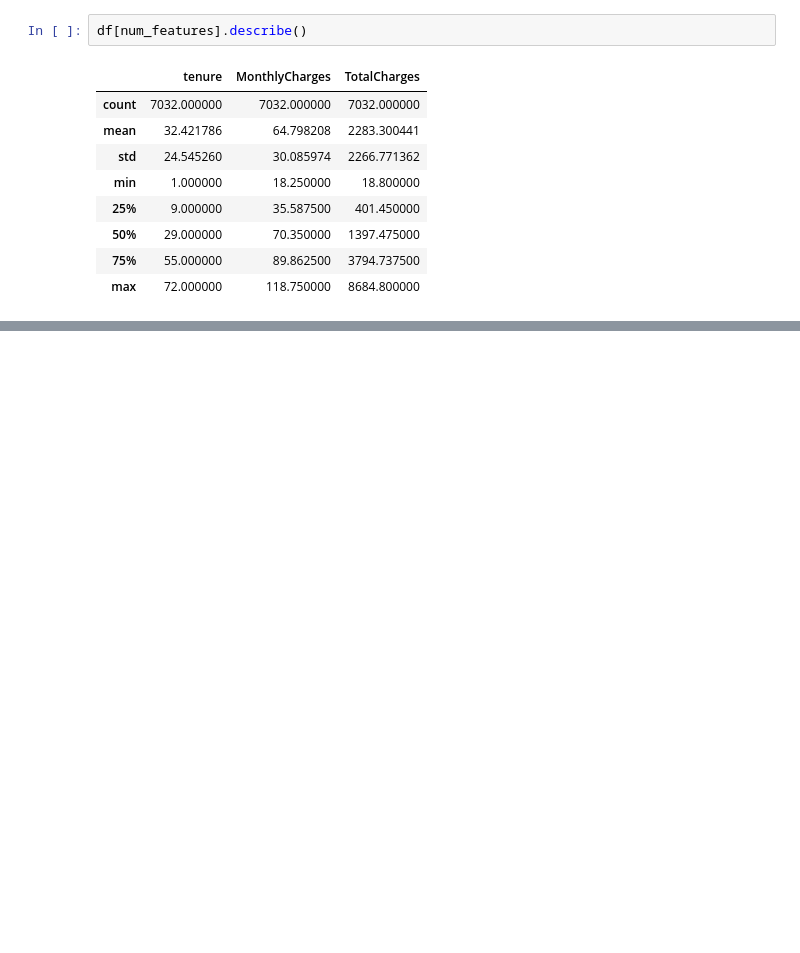
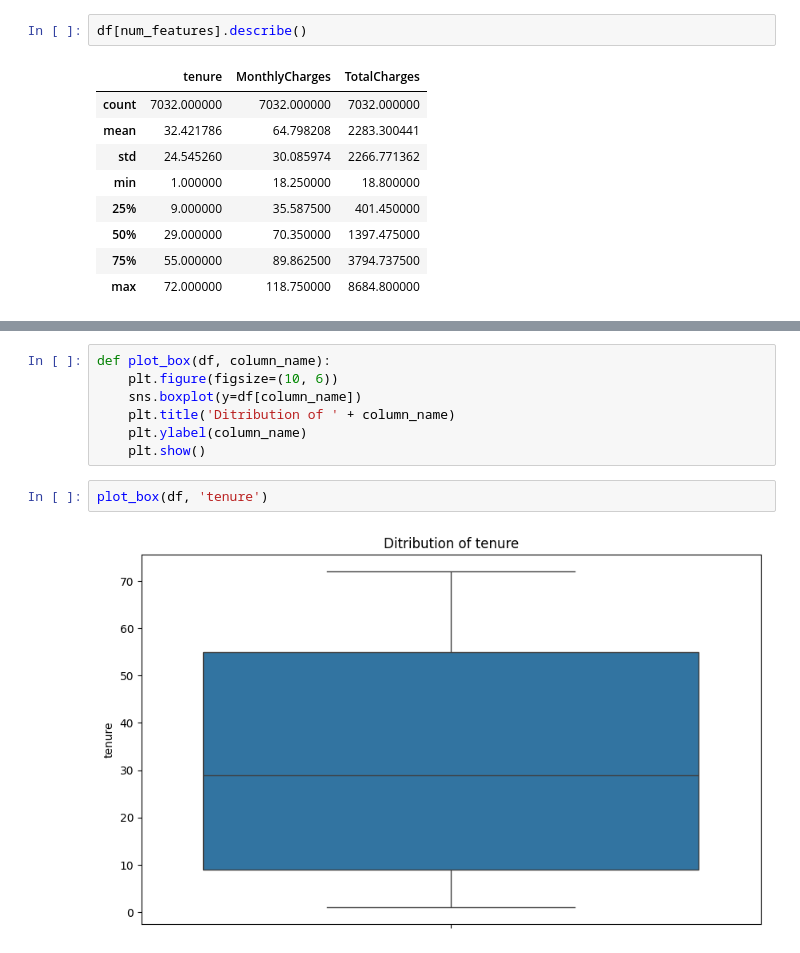
Before and after one commit to Clmnt-Cash/Churn_Pred, a Jupyter notebook: main.ipynb, the cells around one changed output, grey strips where cells are left out. Cells and saved outputs as stored; diff of their text form; blank space fills up the shorter version.

```diff
--- a/main.ipynb
+++ b/main.ipynb
@@ -257,0 +319,11 @@ df[num_features].describe()
+# %%
+def plot_box(df, column_name):
+    plt.figure(figsize=(10, 6))
+    sns.boxplot(y=df[column_name])
+    plt.title('Ditribution of ' + column_name)
+    plt.ylabel(column_name)
+    plt.show()
+# %%
+plot_box(df, 'tenure')
+# %% [output]
+[figure, added]
```
Also changed, not shown: parts of 16 cells of this notebook.
